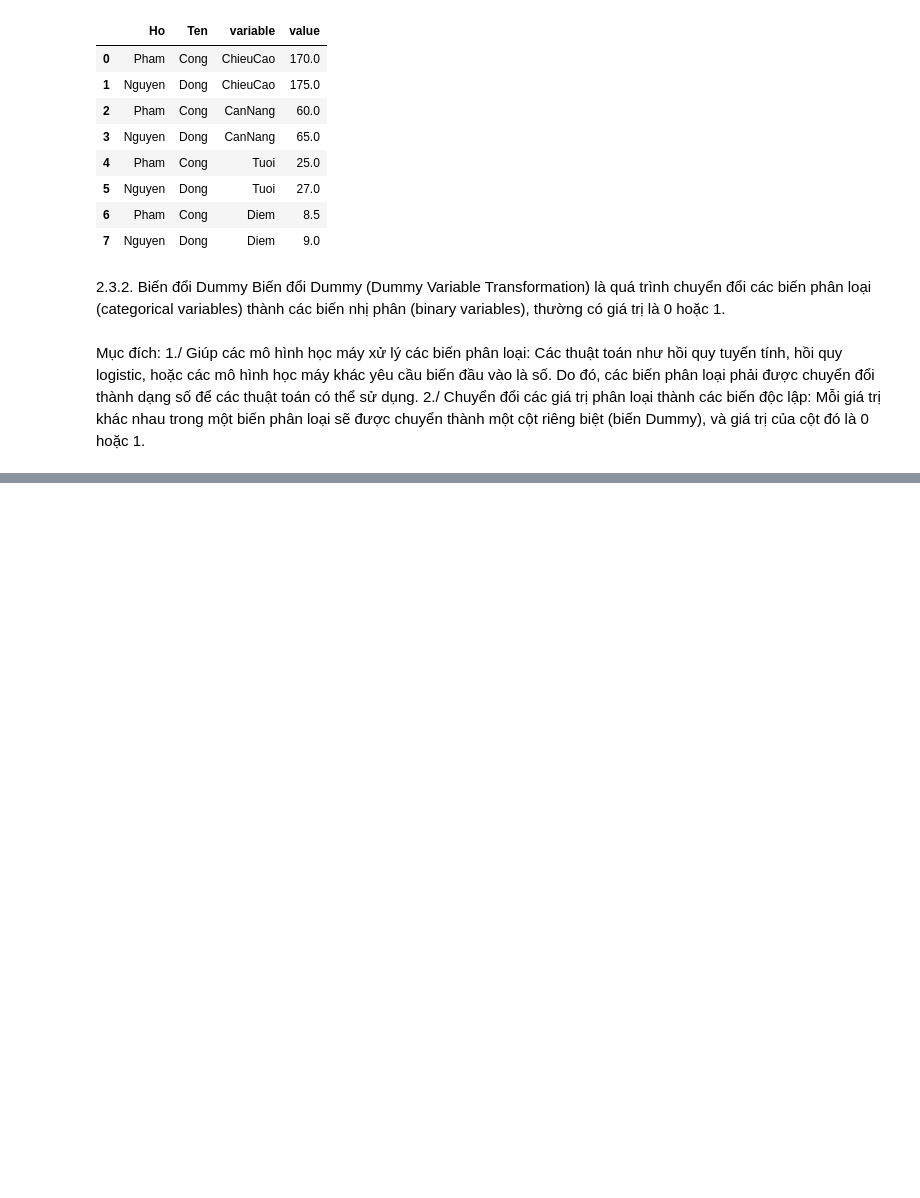
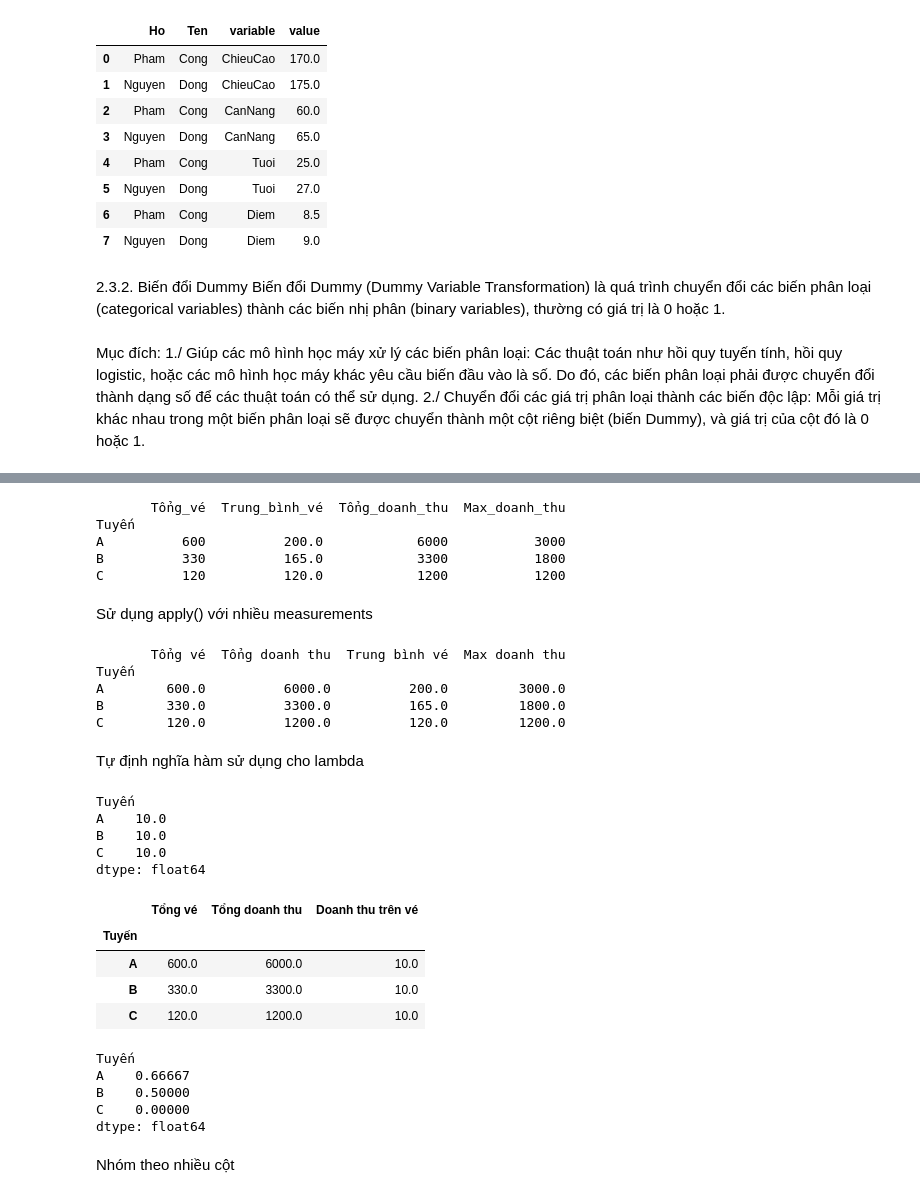
Before and after one commit to Kimbommm/AL_ML, a Jupyter notebook: PHU_LUC/2.ipynb, the cells around one changed output, grey strips where cells are left out. Cells and saved outputs as stored; diff of their text form; code cells hidden in the pictures; blank space fills up the shorter version.

```diff
--- a/PHU_LUC/2.ipynb
+++ b/PHU_LUC/2.ipynb
@@ -589,0 +676,80 @@ pd.get_dummies(df5)
+# %%
+df_grouped = df.groupby('Tuyến').agg(
+    Tổng_vé=('Số lượng vé', 'sum'),
+    Trung_bình_vé=('Số lượng vé', 'mean'),
+    Tổng_doanh_thu=('Doanh thu', 'sum'),
+    Max_doanh_thu=('Doanh thu', 'max')
+)
+
+print(df_grouped)
+# %% [output]
+       Tổng_vé  Trung_bình_vé  Tổng_doanh_thu  Max_doanh_thu
+Tuyến
+A          600          200.0            6000           3000
+B          330          165.0            3300           1800
+C          120          120.0            1200           1200
+# %% [markdown]
+Sử dụng apply() với nhiều measurements
+# %%
+# Áp dụng hàm tùy chỉnh với apply() cho nhiều cột
+df_grouped = df.groupby('Tuyến').apply(lambda x: pd.Series({
+    'Tổng vé': x['Số lượng vé'].sum(),
+    'Tổng doanh thu': x['Doanh thu'].sum(),
+    'Trung bình vé': x['Số lượng vé'].mean(),
+    'Max doanh thu': x['Doanh thu'].max()
+}))
+print(df_grouped)
+# %% [output]
+       Tổng vé  Tổng doanh thu  Trung bình vé  Max doanh thu
+Tuyến
+A        600.0          6000.0          200.0         3000.0
+B        330.0          3300.0          165.0         1800.0
+C        120.0          1200.0          120.0         1200.0
+# %% [markdown]
+Tự định nghĩa hàm sử dụng cho lambda
+# %%
+# Hàm tùy chỉnh
+def doanh_thu_tren_ve(group):
+    total_doanh_thu = group['Doanh thu'].sum()  # Tính tổng doanh thu
+    total_ve = group['Số lượng vé'].sum()       # Tính tổng số lượng vé
+    return total_doanh_thu / total_ve            # Trả về doanh thu trên mỗi vé
+
+# Nhóm theo cột 'Tuyến' và áp dụng hàm
+df_grouped = df.groupby('Tuyến').apply(doanh_thu_tren_ve)
+df_grouped
+# %% [output]
+Tuyến
+A    10.0
+B    10.0
+C    10.0
+dtype: float64
+# %%
+# Sử dụng apply() để tạo cột tùy chỉnh
+df_grouped = df.groupby('Tuyến').apply(lambda x: pd.Series({
+    'Tổng vé': x['Số lượng vé'].sum(),
+    'Tổng doanh thu': x['Doanh thu'].sum(),
+    'Doanh thu trên vé': doanh_thu_tren_ve(x)
+}))
+df_grouped
+# %% [output]
+|  | Tổng vé | Tổng doanh thu | Doanh thu trên vé |
+| Tuyến |  |  |  |
+| A | 600.0 | 6000.0 | 10.0 |
+| B | 330.0 | 3300.0 | 10.0 |
+| C | 120.0 | 1200.0 | 10.0 |
+# %%
+# Hàm tùy chỉnh để tính tỷ lệ vé lớn hơn 150 trong mỗi nhóm
+def ty_le_ve_lon_hon_150(group):
+    return (group['Số lượng vé'] > 150).sum() / len(group)
+
+# Sử dụng apply() để áp dụng hàm tùy chỉnh
+df_grouped = df.groupby('Tuyến').apply(ty_le_ve_lon_hon_150)
+print(df_grouped)
+# %% [output]
+Tuyến
+A    0.66667
+B    0.50000
+C    0.00000
+dtype: float64
+# %% [markdown]
+Nhóm theo nhiều cột
```
Also changed, not shown: parts of 19 cells of this notebook.
